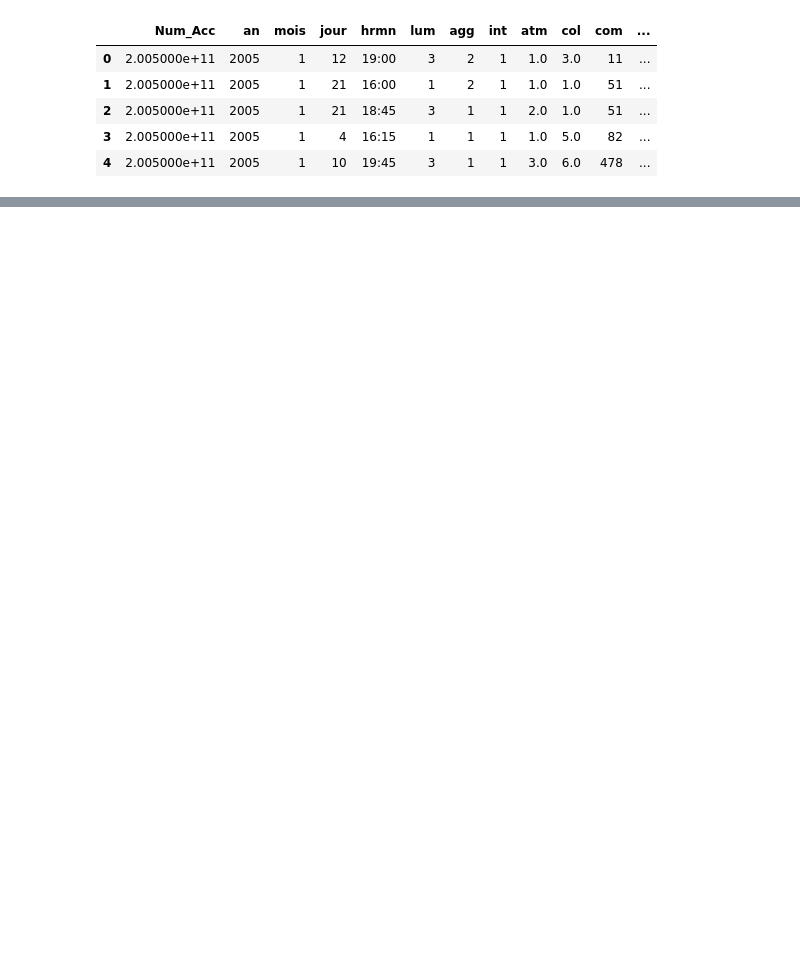
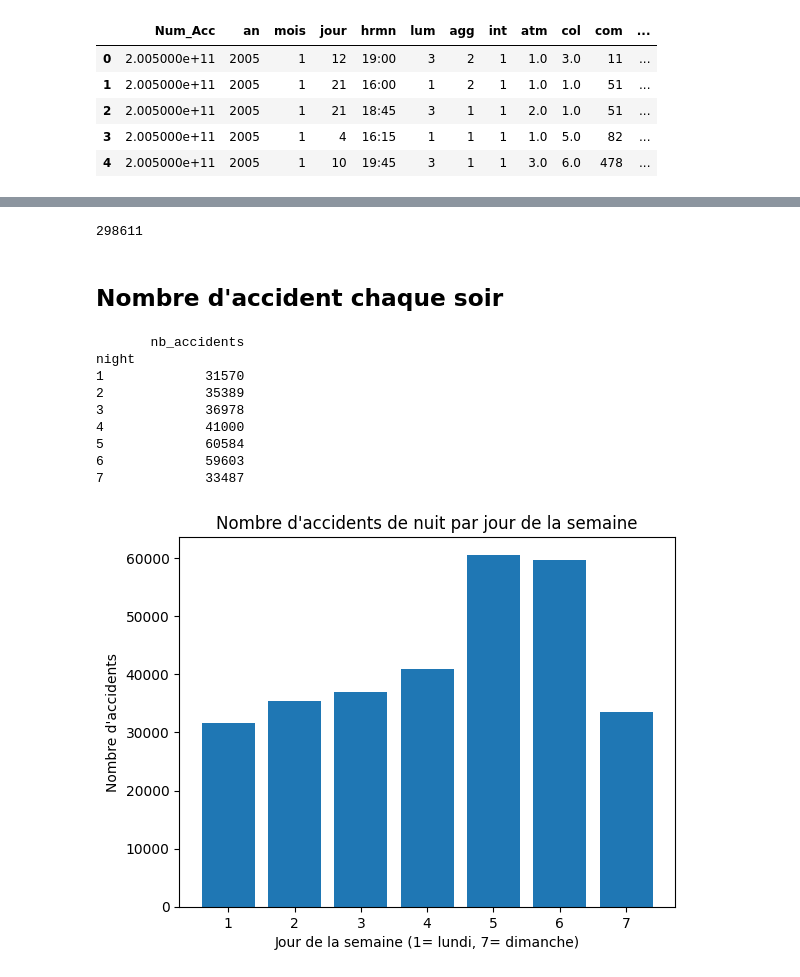
Before and after one commit to Jean-AlbertSchool/bbd_laposte, a Jupyter notebook: Data_analyse/Data_Jean/carte_lieux.ipynb, the cells around one changed output, grey strips where cells are left out. Cells and saved outputs as stored; diff of their text form; code cells hidden in the pictures; blank space fills up the shorter version.

```diff
--- a/Data_analyse/Data_Jean/carte_lieux.ipynb
+++ b/Data_analyse/Data_Jean/carte_lieux.ipynb
@@ -17,19 +17,4 @@ df.head()
 | 3 | 2.005000e+11 | 2005 | 1 | 4 | 16:15 | 1 | 1 | 1 | 1.0 | 5.0 | 82 | ... |
 | 4 | 2.005000e+11 | 2005 | 1 | 10 | 19:45 | 3 | 1 | 1 | 3.0 | 6.0 | 478 | ... |
 # %%
-# Créer une colonne datetime complète avec date + heure
-df["datetime"] = pd.to_datetime(
-    df["an"].astype(str) + "-" +
-    df["mois"].astype(str).str.zfill(2) + "-" +
-    df["jour"].astype(str).str.zfill(2) + " " +
-    df["hrmn"].astype(str),  # hrmn est déjà au format "19:00"
-    format="%Y-%m-%d %H:%M"
-)
-
-# Vérifier le résultat
-print("Exemple de datetime créées:")
-print(df[["an", "mois", "jour", "hrmn", "datetime"]].head())
-
-# Filtrer les accidents de nuit (exemple)
-df_night = df[(df["datetime"].dt.hour >= 20) | (df["datetime"].dt.hour <= 6)]
-print(f"\nAccidents de nuit (20h-6h): {len(df_night)} / {len(df)}")
+df_night = df[(df["hrmn"] > "19:00") | (df["hrmn"] < "06:00")]
@@ -55,0 +21,18 @@ memory usage: 178.5+ MB
+# %%
+
+df_night = df_night.copy()
+df_night["night"] = df_night["weekday"]
+
+mask_early_morning = df_night["hrmn"] < "06:00"
+
+
+df_night.loc[mask_early_morning & (df_night["weekday"] != 1), "night"] = df_night["weekday"] - 1
+df_night.loc[mask_early_morning & (df_night["weekday"] == 1), "night"] = 7
+df_night = df_night.drop_duplicates(subset=['Num_Acc'], keep='first')
+
+print("Exemples d'ajustement pour les heures < 06:00:")
+early_morning = df_night[df_night["hrmn"] < "06:00"][["hrmn", "weekday", "night"]].head(10)
+print(early_morning)
+
+print(f"\nDistribution des accidents de nuit par jour:")
+print(df_night["night"].value_counts().sort_index())
@@ -55,0 +77,25 @@ memory usage: 178.5+ MB
+# %%
+df_night.Num_Acc.nunique()
+# %% [output]
+298611
+# %% [markdown]
+## Nombre d'accident chaque soir
+# %%
+nb_accidents = df_night.groupby("night").Num_Acc.nunique().to_frame(name = "nb_accidents")
+print(nb_accidents)
+plt.bar(nb_accidents.index, nb_accidents["nb_accidents"])
+plt.xlabel("Jour de la semaine (1= lundi, 7= dimanche)")
+plt.ylabel("Nombre d'accidents")
+plt.title("Nombre d'accidents de nuit par jour de la semaine")
+plt.show()
+# %% [output]
+       nb_accidents
+night
+1             31570
+2             35389
+3             36978
+4             41000
+5             60584
+6             59603
+7             33487
+[figure, added]
```
Also changed, not shown: parts of 13 cells of this notebook.
